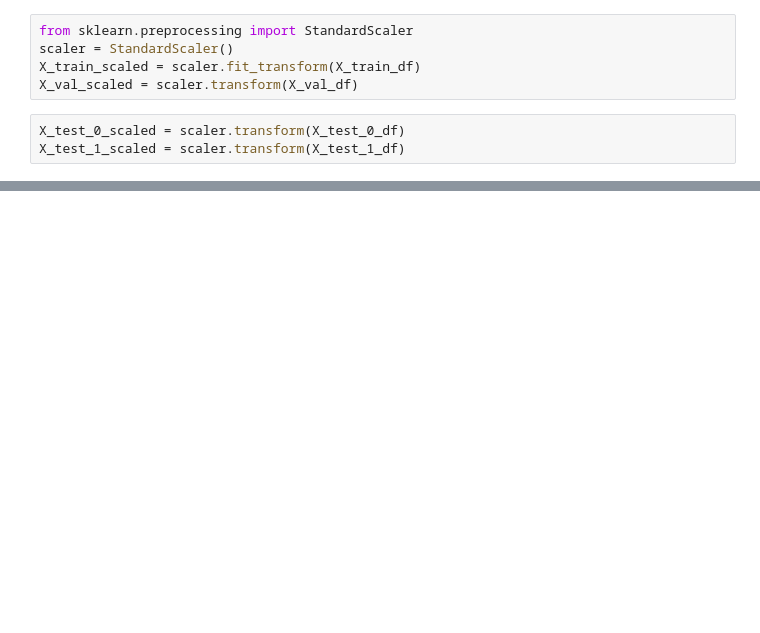
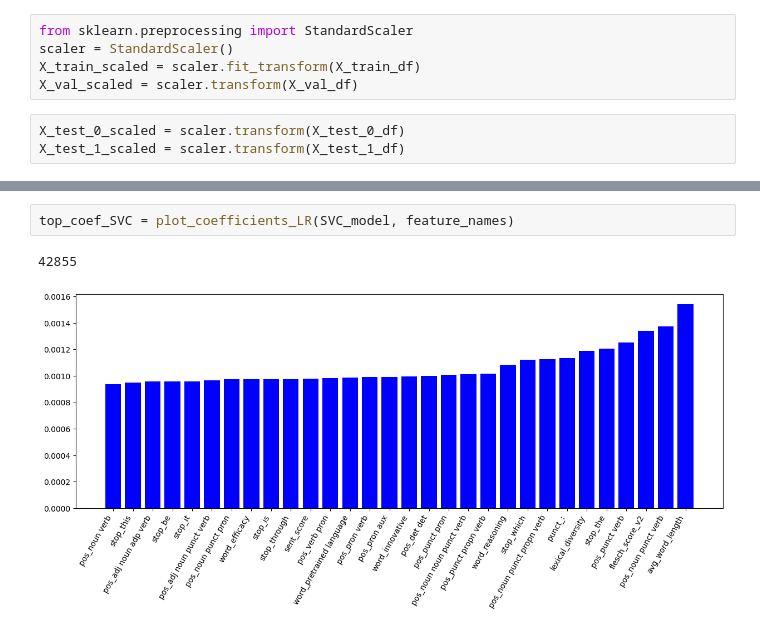
Before and after one commit to mkorob/AI_Authorship_Attribution, a Jupyter notebook: src/predictions_only.ipynb, the cells around one changed output, grey strips where cells are left out. Drawn from its saved outputs; the diff is of its cells as text; blank space fills up the shorter version.

```diff
--- a/src/predictions_only.ipynb
+++ b/src/predictions_only.ipynb
@@ -232,0 +290,5 @@ X_test_1_pca = pca.transform(X_test_1_df)
+# %%
+top_coef_SVC = plot_coefficients_LR(SVC_model, feature_names)
+# %% [output]
+42855
+[figure, added]
```
Also changed, not shown: parts of 29 cells of this notebook, 20 other files.
